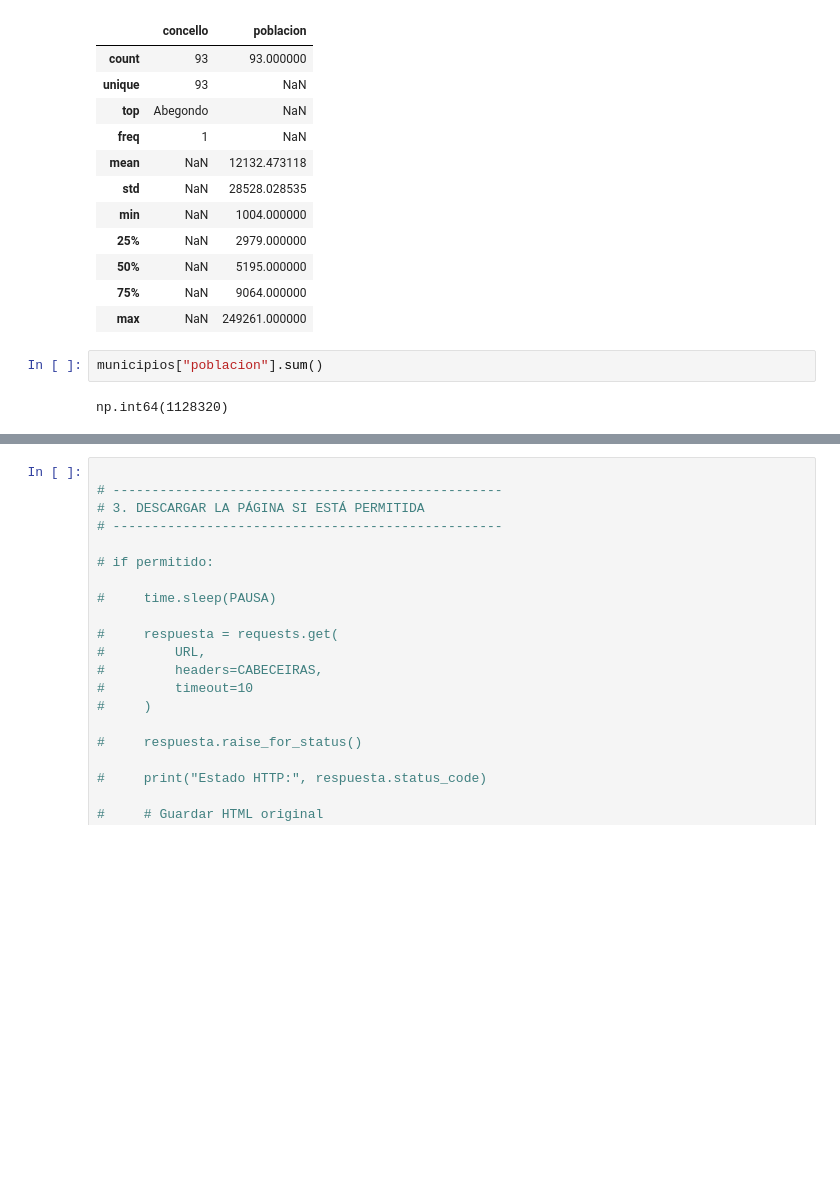
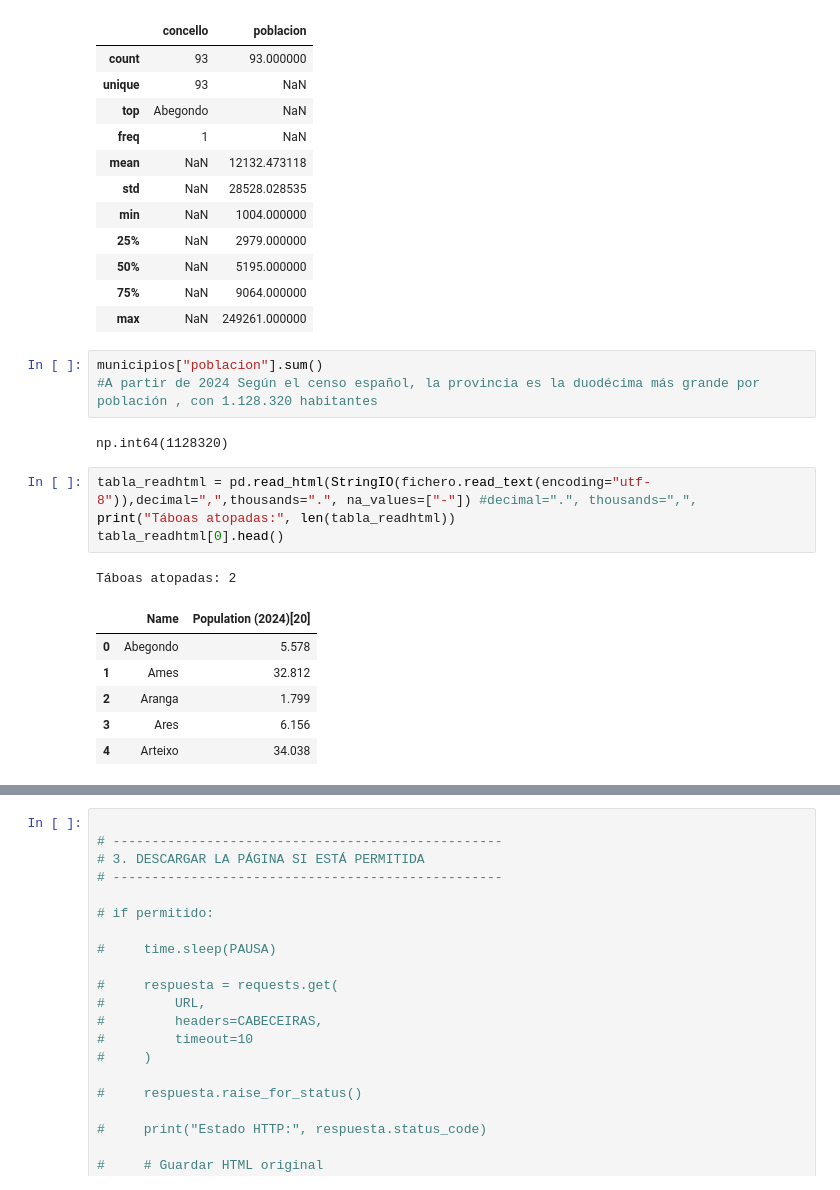
Before and after one commit to carolinamesacurso/E4_Concellos, a Jupyter notebook: notebooks/scrapping_concellos.ipynb, the cells around one changed output, grey strips where cells are left out. Drawn from its saved outputs; the diff is of its cells as text; blank space fills up the shorter version.

```diff
--- a/notebooks/scrapping_concellos.ipynb
+++ b/notebooks/scrapping_concellos.ipynb
@@ -278,5 +278,18 @@ municipios.describe(include="all")
 | max | NaN | 249261.000000 |
 # %%
 municipios["poblacion"].sum()
+#A partir de 2024 Según el censo español, la provincia es la duodécima más grande por población , con 1.128.320 habitantes
 # %% [output]
 np.int64(1128320)
+# %%
+tabla_readhtml = pd.read_html(StringIO(fichero.read_text(encoding="utf-8")),decimal=",",thousands=".", na_values=["-"]) #decimal=".", thousands=",",
+print("Táboas atopadas:", len(tabla_readhtml))
+tabla_readhtml[0].head()
+# %% [output]
+Táboas atopadas: 2
+|  | Name | Population (2024)[20] |
+| 0 | Abegondo | 5.578 |
+| 1 | Ames | 32.812 |
+| 2 | Aranga | 1.799 |
+| 3 | Ares | 6.156 |
+| 4 | Arteixo | 34.038 |
```
Also changed, not shown: parts of 21 cells of this notebook, 3 other files.
